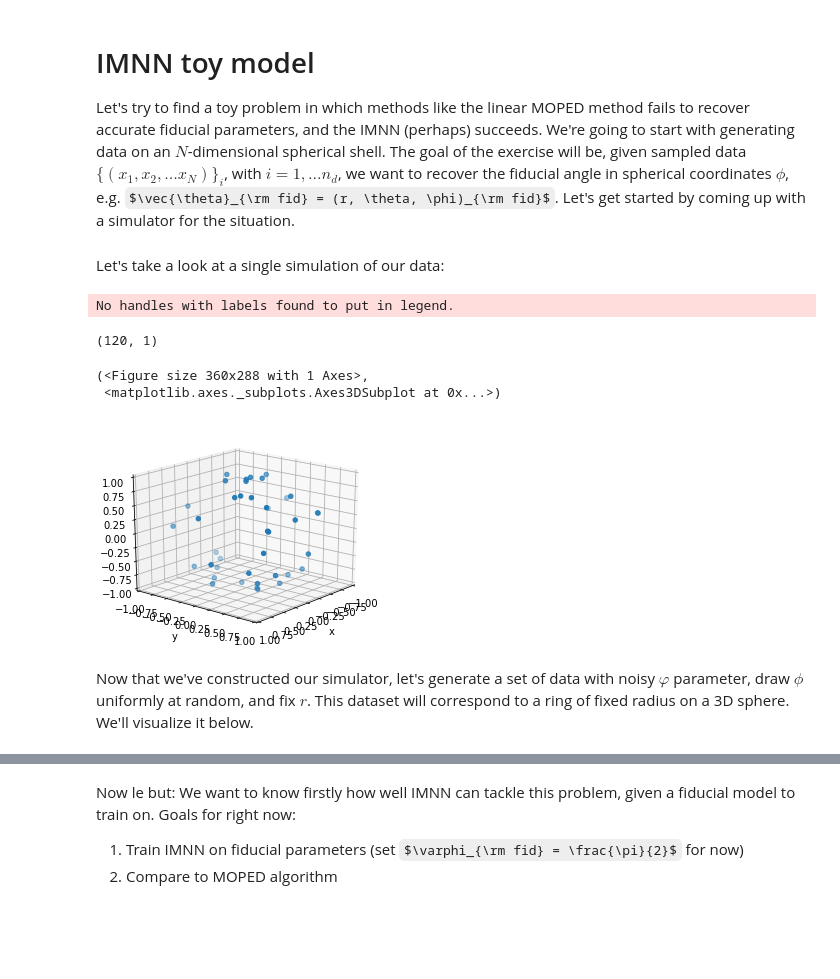
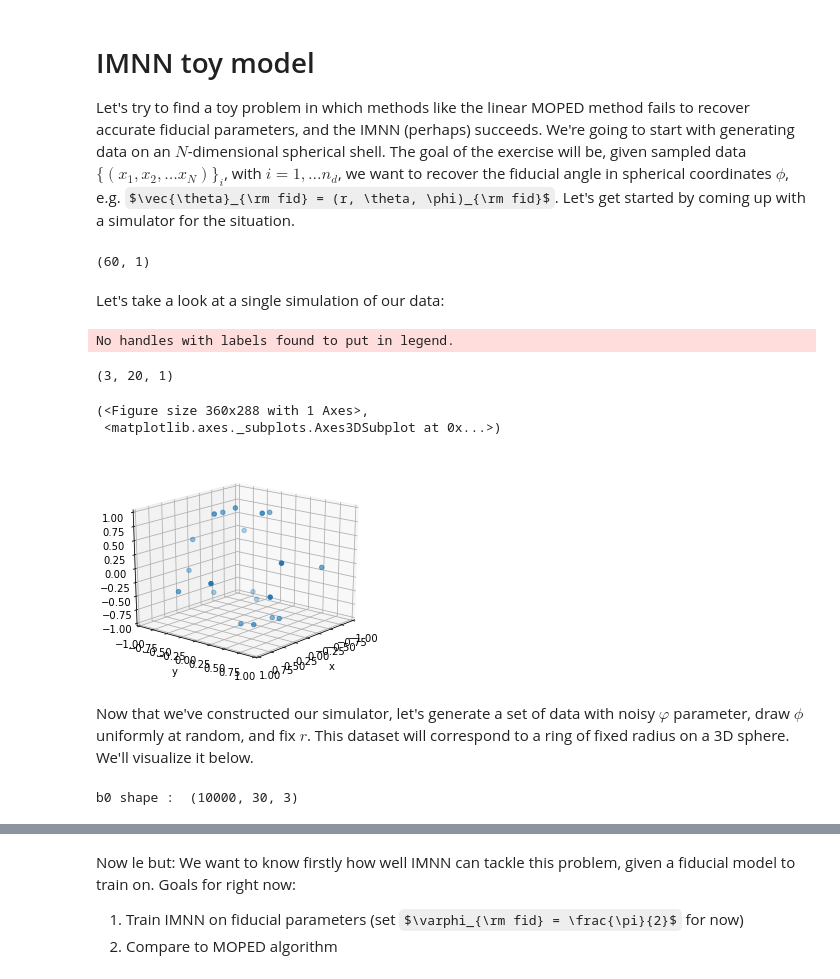
Before and after one commit to tlmakinen/imnn, a Jupyter notebook: IMNN_shell.ipynb, the cells around one changed output, grey strips where cells are left out. Drawn from its saved outputs; the diff is of its cells as text; code cells hidden in the pictures; some formulas as TeX source; blank space fills up the shorter version.

```diff
--- a/IMNN_shell.ipynb
+++ b/IMNN_shell.ipynb
@@ -62,6 +62,11 @@ print(tf.__version__)
 # %% [markdown]
 # IMNN toy model
 Let's try to find a toy problem in which methods like the linear MOPED method fails to recover accurate fiducial parameters, and the IMNN (perhaps) succeeds. We're going to start with generating data on an $N$-dimensional spherical shell. The goal of the exercise will be, given sampled data $\{(x_1, x_2, \dots x_N) \}_i$, with $i = 1, \dots n_d$, we want to recover the fiducial angle in spherical coordinates $\phi$, e.g. $\vec{\theta}_{\rm fid} = (r, \theta, \phi)_{\rm fid}$. Let's get started by coming up with a simulator for the situation.
+# %%
+d = np.zeros((60,3) + (1,))
+d[:, 2, :].shape
+# %% [output]
+(60, 1)
 # %%
 # θ_fid ~ {r, θ, \phi, \sigma_θ} = {1., \pi, 2\pi, 0.1}
 import argparse
@@ -76,11 +81,11 @@ __version__ = "0.2a5"
 __author__ = "Lucas Makinen"
 
 class GenerateShellData():
-    def __init__(self, input_shape=(60,), n_params=2, n_summaries=2, n_s=1000, n_d=1000, n_d_small=100,
+    def __init__(self, input_shape=(20,3), n_params=2, n_summaries=2, n_s=1000, n_d=1000, n_d_small=100,
                  θ_fid=np.array([np.pi / 2, 0.1]), δθ=np.array([0.1, 0.1]), training_seed=0,
                  validation_seed=1):
         self.input_shape = input_shape
-        self.coord_input_shape = (input_shape[0] // 3,)
+        self.coord_input_shape = input_shape #(input_shape[0] // 3,)
         self.n_params = n_params
         self.n_summaries = n_summaries
         self.n_s = n_s
@@ -128,20 +133,25 @@ class GenerateShellData():
             parameters[:, 0] = np.zeros_like(parameters[:, 0])
 
         # r coordinate is fixed for this test
-        r = np.ones(self.coord_input_shape + (parameters.shape[0],))*1. #parameters[:, 0]
+        r = np.ones((self.coord_input_shape[0],) + (parameters.shape[0],))*1. #parameters[:, 0]
 
         # phi coordinate is sampled from U(0,2pi)
-        phi = np.random.uniform(low=0., high=2*np.pi, size=self.coord_input_shape
+        phi = np.random.uniform(low=0., high=2*np.pi, size=(self.coord_input_shape[0],)
                                 + (parameters.shape[0],))
         # theta is the variable we're varying via inputs
         theta = np.random.normal(parameters[:, 0], np.sqrt(parameters[:, 1]),
-                                 size=self.coord_input_shape + (parameters.shape[0],))
+                                 size=(self.coord_input_shape[0],) + (parameters.shape[0],))
 
-        d = np.zeros((self.input_shape[0],) + (parameters.shape[0],))
+        #d = np.zeros((self.input_shape[0],) + (parameters.shape[0],))
+        d = np.zeros(self.input_shape + (parameters.shape[0],))
+        #print('param shape: ', parameters.shape)
         x,y,z = self.angToCart(r, theta, phi)
-        d[0::3, :] = x
-        d[1::3, :] = y
-        d[2::3, :] = z
+        d[:, 0, :] = x
+        d[:, 1, :] = y
+        d[:, 2, :] = z
+        #d[0::3, :] = x
+        #d[1::3, :] = y
+        #d[2::3, :] = z
 
         return np.moveaxis(d,
                   -1, 0)
@@ -264,14 +274,14 @@ class GenerateShellData():
           seed=self.validation_seed,
           simulator_args={"input_shape": self.input_shape})
 
-        #print('b0 shape : ', b_0.shape)
+        print('b0 shape : ', b_0.shape)
 
         f_0 = np.stack((np.stack((b_0, c_0)),
                           np.stack((d_0, e_0)))
-                        ).transpose(2, 1, 0, 3)
+                        ).transpose(2, 1, 0, 3, 4)
         f_1 = np.stack((np.stack((b_1, c_1)),
                           np.stack((d_1, e_1)))
-                        ).transpose(2, 1, 0, 3)
+                        ).transpose(2, 1, 0, 3, 4)
 
         result = (details, a_0, a_1, f_0, f_1)
 
@@ -349,7 +359,8 @@ class GenerateShellData():
         fig = plt.figure(figsize = (5, 4))
         ax = fig.add_subplot(111, projection='3d')
         print(data.T.shape)
-        xs,ys,zs = data.T[::3], data.T[1::3], data.T[2::3]
+        #xs,ys,zs = data.T[::3], data.T[1::3], data.T[2::3]
+        xs,ys,zs = data.T[0], data.T[1], data.T[2]
         ax.scatter(xs, ys, zs, zdir='z', s=20, c=None, depthshade=True)
 
         ax.legend(frameon=False)
@@ -370,29 +381,31 @@ class GenerateShellData():
 # %% [markdown]
 Let's take a look at a single simulation of our data:
 # %%
-generator = GenerateShellData(input_shape=(120,))
+generator = GenerateShellData(input_shape=(20,3))
 
 θ_target = np.array([np.pi/2., 2.0])[np.newaxis, :]
 target_data = generator.simulator(
     parameters=θ_target,
     seed=37,
     simulator_args={"input_shape": generator.input_shape})
 
 generator.plot_data(target_data, label="Observed data")
 # %% [output]
 No handles with labels found to put in legend.
-(120, 1)
+(3, 20, 1)
 (<Figure size 360x288 with 1 Axes>,
  <matplotlib.axes._subplots.Axes3DSubplot at 0x...>)
-[figure, old version]
+[figure, new version]
 # %% [markdown]
 Now that we've constructed our simulator, let's generate a set of data with noisy $\varphi$ parameter, draw $\phi$ uniformly at random, and fix $r$. This dataset will correspond to a ring of fixed radius on a 3D sphere. We'll visualize it below.
 # %%
 # define fiducial parameters and create data vector, d
 θ_fid = np.array([np.pi / 2, 2.0]) # theta, sigma^2_theta
 # %%
-SN = GenerateShellData(n_s=10000, n_d=10000, input_shape=(30,))
+SN = GenerateShellData(n_s=10000, n_d=10000, input_shape=(30,3))
 details, fiducial, validation_fiducial, derivative, validation_derivative = SN.generate_data()
+# %% [output]
+b0 shape :  (10000, 30, 3)
 # %%
 print("fiducial = {}\nvalidation_fiducial = {}\nderivative = {}\nvalidation_derivative = {}".format(
     fiducial.shape, validation_fiducial.shape, derivative.shape, validation_derivative.shape))
```
Also changed, not shown: parts of 21 cells of this notebook, 4 other files.
